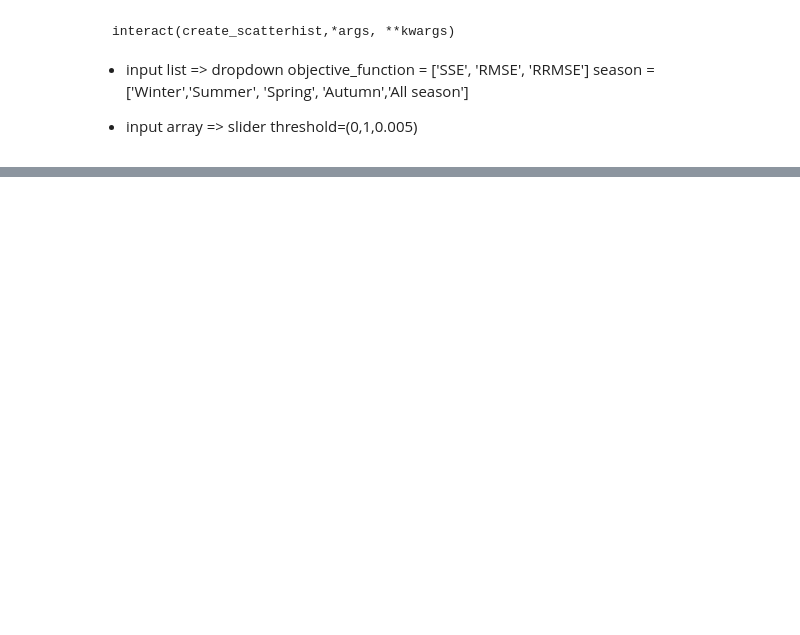
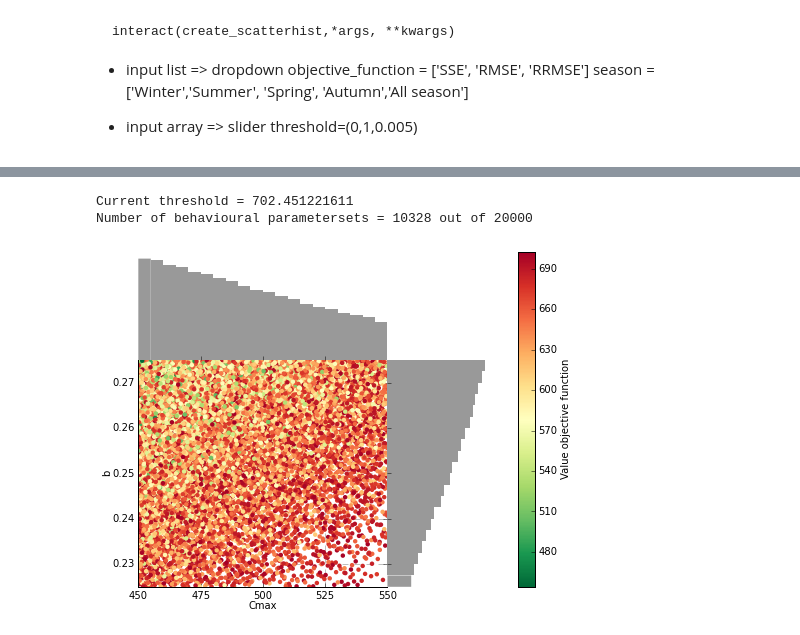
Before and after one commit to stijnvanhoey/EGU2015, a Jupyter notebook: EGU2015_FOSS_notebooks.ipynb, the cells around one changed output, grey strips where cells are left out. Saved outputs shown, nothing was run; the diff lists cells and outputs as text; code cells hidden in the pictures; blank space fills up the shorter version.

```diff
--- a/EGU2015_FOSS_notebooks.ipynb
+++ b/EGU2015_FOSS_notebooks.ipynb
@@ -230,0 +216,14 @@ sophie.balemans@ugent.be
+# %%
+scatter =  interact(create_scatterhist,
+                    all_parameters=fixed(pars),
+                    parameter1=pars.columns.tolist(),
+                    parameter2=pars.columns.tolist(),
+                    objective=fixed(objective_functions),
+                    xbinwidth = (0.05,1,0.05), ybinwidth = (0.05,1,0.05),
+                    objective_function= ['SSE','RMSE','RRMSE'],
+                    threshold=(0,1,0.05),
+                    season = ['Winter','Summer','Autumn','Spring','All_seasons'])
+# %% [output]
+Current threshold = 702.451221611
+Number of behavioural parametersets = 10328 out of 20000
+[figure, added]
```
Also changed, not shown: parts of 8 cells of this notebook, 4 other files.
